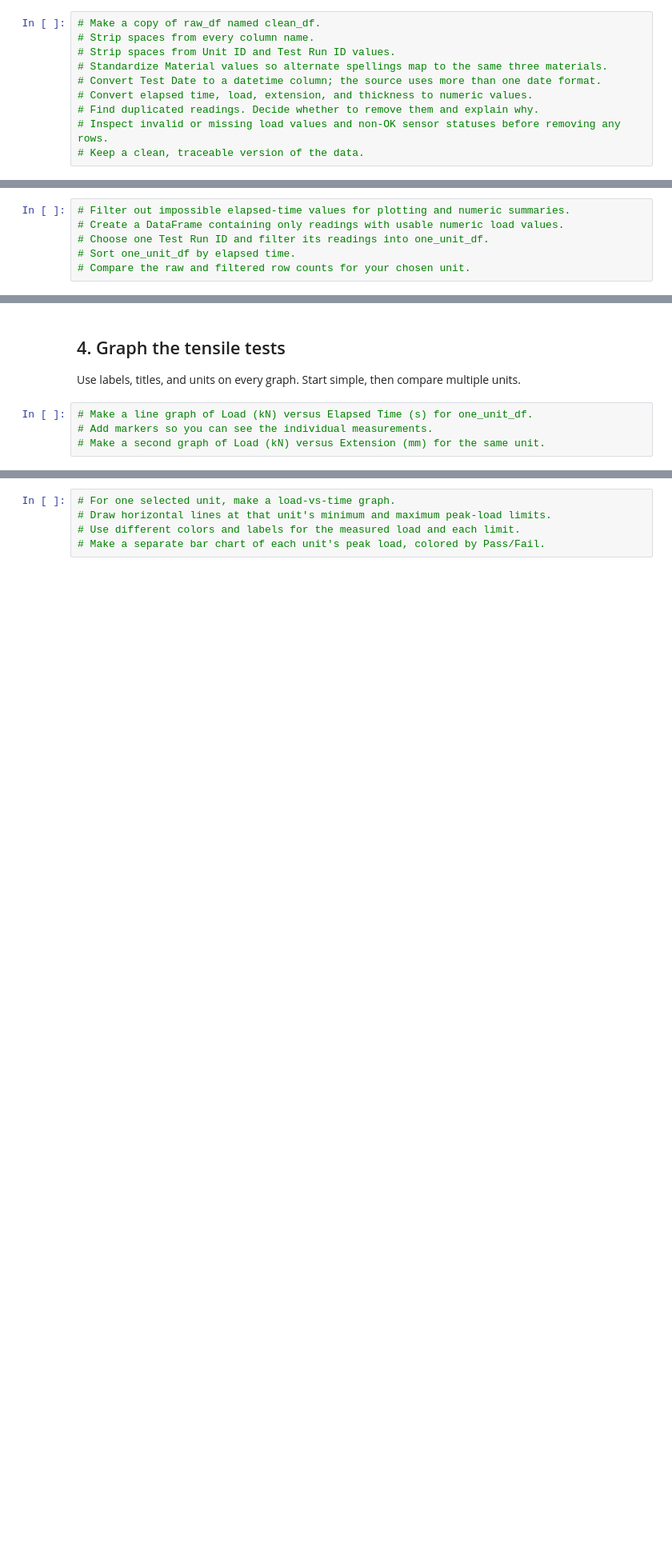
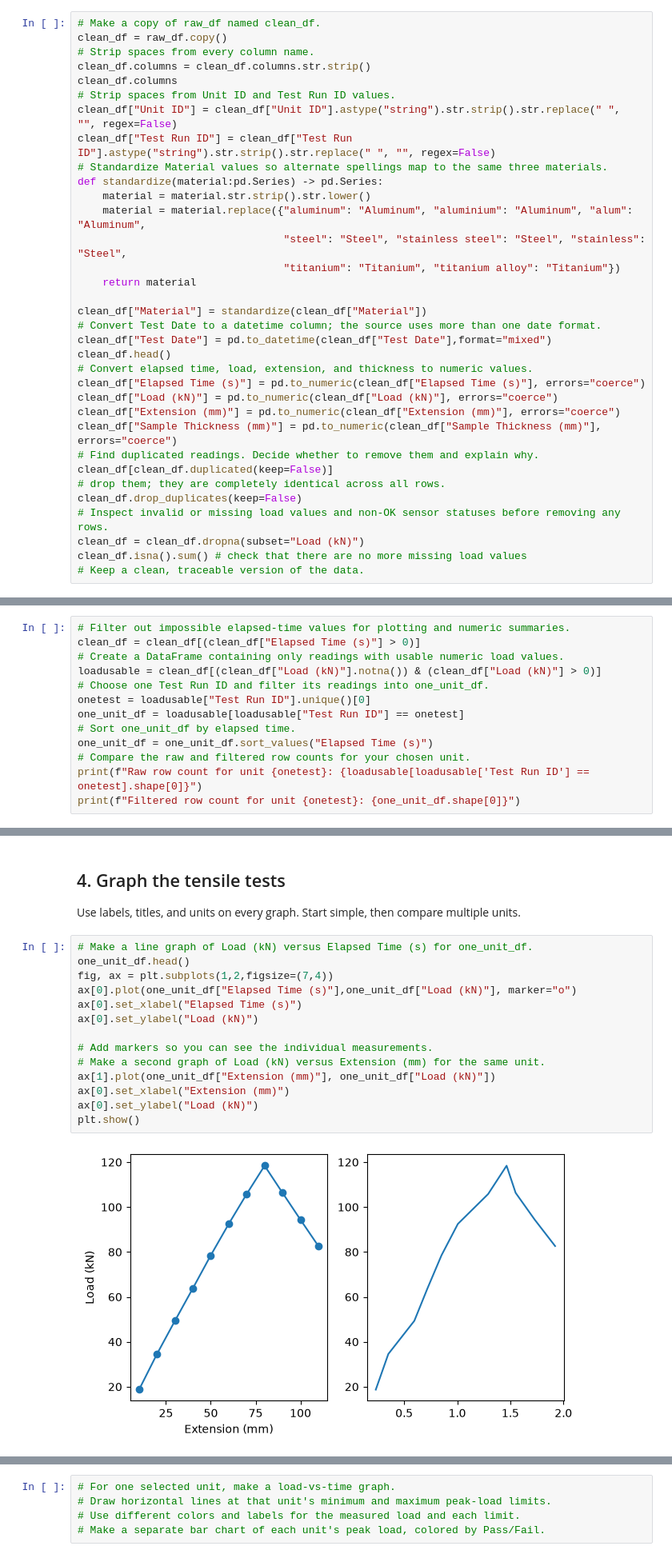
Before and after one commit to teolacambra/data_reporter, a Jupyter notebook: tensile_tester_practice.ipynb, the cells around one changed output, grey strips where cells are left out. Shown at 80% size. Cells and saved outputs as stored; diff of their text form; blank space fills up the shorter version.

Commit message:
full plotting suite handling

```diff
--- a/tensile_tester_practice.ipynb
+++ b/tensile_tester_practice.ipynb
@@ -38,11 +68,35 @@ Start by loading both CSV files. Before changing anything, inspect column names,
 Work on a copy so `raw_df` remains available for comparison. Decide and document how you handle each issue.
 # %%
 # Make a copy of raw_df named clean_df.
+clean_df = raw_df.copy()
 # Strip spaces from every column name.
+clean_df.columns = clean_df.columns.str.strip()
+clean_df.columns
 # Strip spaces from Unit ID and Test Run ID values.
+clean_df["Unit ID"] = clean_df["Unit ID"].astype("string").str.strip().str.replace(" ", "", regex=False)
+clean_df["Test Run ID"] = clean_df["Test Run ID"].astype("string").str.strip().str.replace(" ", "", regex=False)
 # Standardize Material values so alternate spellings map to the same three materials.
+def standardize(material:pd.Series) -> pd.Series:
+    material = material.str.strip().str.lower()
+    material = material.replace({"aluminum": "Aluminum", "aluminium": "Aluminum", "alum": "Aluminum",
+                                 "steel": "Steel", "stainless steel": "Steel", "stainless": "Steel",
+                                 "titanium": "Titanium", "titanium alloy": "Titanium"})
+    return material
+
+clean_df["Material"] = standardize(clean_df["Material"])
 # Convert Test Date to a datetime column; the source uses more than one date format.
+clean_df["Test Date"] = pd.to_datetime(clean_df["Test Date"],format="mixed")
+clean_df.head()
 # Convert elapsed time, load, extension, and thickness to numeric values.
+clean_df["Elapsed Time (s)"] = pd.to_numeric(clean_df["Elapsed Time (s)"], errors="coerce")
+clean_df["Load (kN)"] = pd.to_numeric(clean_df["Load (kN)"], errors="coerce")
+clean_df["Extension (mm)"] = pd.to_numeric(clean_df["Extension (mm)"], errors="coerce")
+clean_df["Sample Thickness (mm)"] = pd.to_numeric(clean_df["Sample Thickness (mm)"], errors="coerce")
 # Find duplicated readings. Decide whether to remove them and explain why.
+clean_df[clean_df.duplicated(keep=False)]
+# drop them; they are completely identical across all rows.
+clean_df.drop_duplicates(keep=False)
 # Inspect invalid or missing load values and non-OK sensor statuses before removing any rows.
+clean_df = clean_df.dropna(subset="Load (kN)")
+clean_df.isna().sum() # check that there are no more missing load values
 # Keep a clean, traceable version of the data.
@@ -52,7 +119,14 @@ Work on a copy so `raw_df` remains available for comparison. Decide and document
 Create focused DataFrames for valid readings and for one selected test run. Do not accidentally remove a unit from the final report merely because it has a bad sensor reading; it still needs a fail result.
 # %%
 # Filter out impossible elapsed-time values for plotting and numeric summaries.
+clean_df = clean_df[(clean_df["Elapsed Time (s)"] > 0)]
 # Create a DataFrame containing only readings with usable numeric load values.
+loadusable = clean_df[(clean_df["Load (kN)"].notna()) & (clean_df["Load (kN)"] > 0)]
 # Choose one Test Run ID and filter its readings into one_unit_df.
+onetest = loadusable["Test Run ID"].unique()[0]
+one_unit_df = loadusable[loadusable["Test Run ID"] == onetest]
 # Sort one_unit_df by elapsed time.
+one_unit_df = one_unit_df.sort_values("Elapsed Time (s)")
 # Compare the raw and filtered row counts for your chosen unit.
+print(f"Raw row count for unit {onetest}: {loadusable[loadusable['Test Run ID'] == onetest].shape[0]}")
+print(f"Filtered row count for unit {onetest}: {one_unit_df.shape[0]}")
@@ -62,7 +139,19 @@ Create focused DataFrames for valid readings and for one selected test run. Do n
 Use labels, titles, and units on every graph. Start simple, then compare multiple units.
 # %%
 # Make a line graph of Load (kN) versus Elapsed Time (s) for one_unit_df.
+one_unit_df.head()
+fig, ax = plt.subplots(1,2,figsize=(7,4))
+ax[0].plot(one_unit_df["Elapsed Time (s)"],one_unit_df["Load (kN)"], marker="o")
+ax[0].set_xlabel("Elapsed Time (s)")
+ax[0].set_ylabel("Load (kN)")
+
 # Add markers so you can see the individual measurements.
 # Make a second graph of Load (kN) versus Extension (mm) for the same unit.
+ax[1].plot(one_unit_df["Extension (mm)"], one_unit_df["Load (kN)"])
+ax[0].set_xlabel("Extension (mm)")
+ax[0].set_ylabel("Load (kN)")
+plt.show()
+# %% [output]
+[figure, added]
 # %%
 # Filter to one material.
```
Also changed, not shown: parts of 4 cells of this notebook, 6 other files.
